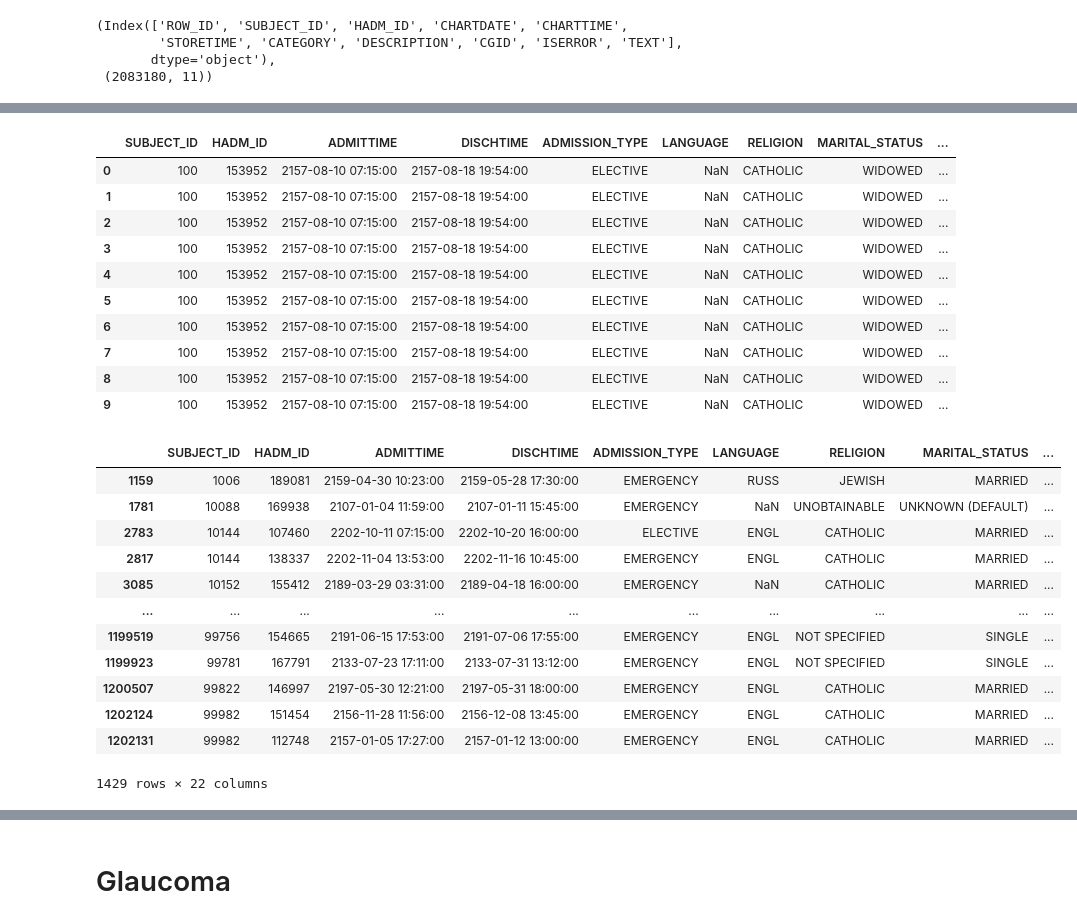
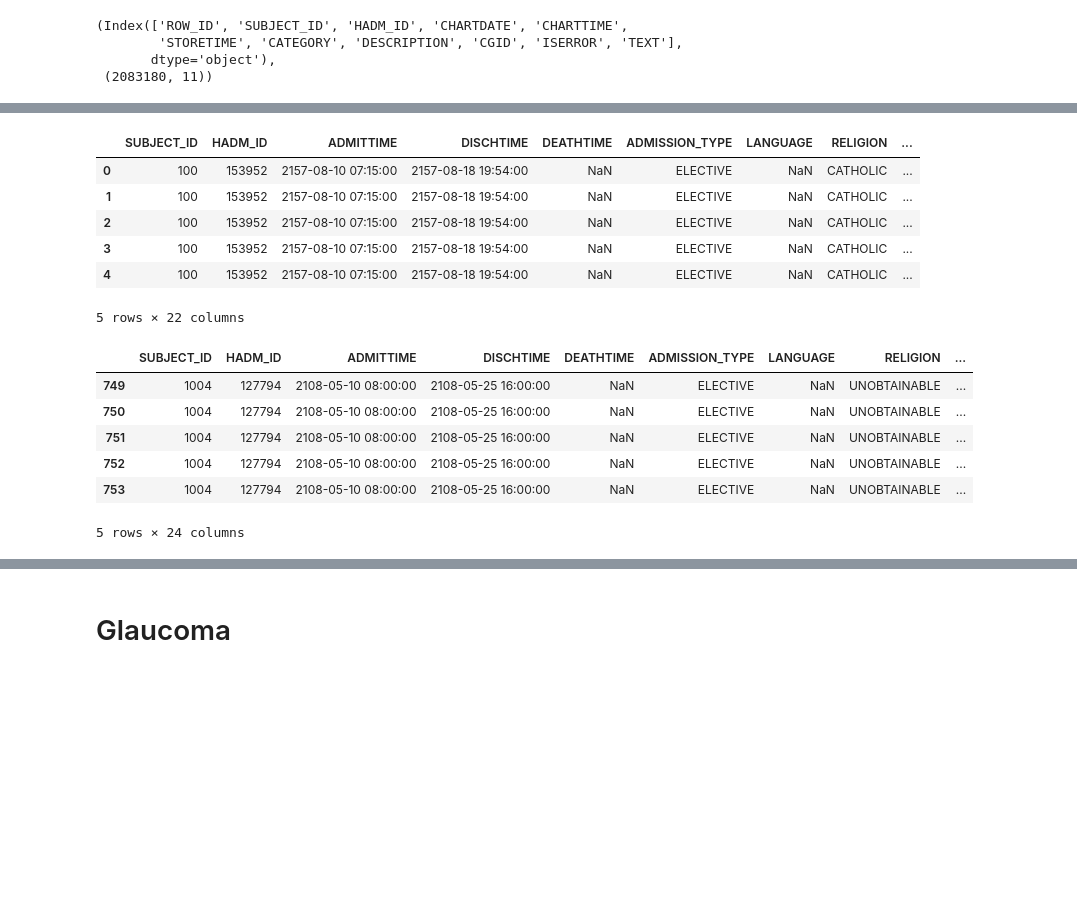
Before and after one commit to CYang-CCI-Lab/LLM_Fairness, a Jupyter notebook: process_dataset.ipynb, the cells around one changed output, grey strips where cells are left out. Saved outputs shown, nothing was run; the diff lists cells and outputs as text; code cells hidden in the pictures; blank space fills up the shorter version.

```diff
--- a/process_dataset.ipynb
+++ b/process_dataset.ipynb
@@ -56,0 +14,15 @@ admission_df = admission_df.merge(
+# %%
+admission_df = pd.read_csv('/secure/shared_data/SOAP/MIMIC/ADMISSIONS.csv')
+admission_df = admission_df[admission_df['ADMISSION_TYPE'] != 'NEWBORN']
+
+admission_df = admission_df.drop(
+    columns=['ROW_ID', 'ADMISSION_LOCATION', 'DISCHARGE_LOCATION',
+                'INSURANCE', 'EDREGTIME', 'EDOUTTIME',
+                'HOSPITAL_EXPIRE_FLAG', 'HAS_CHARTEVENTS_DATA']
+)
+
+admission_df['ADMITTIME'] = pd.to_datetime(admission_df['ADMITTIME'])
+admission_df['DISCHTIME'] = pd.to_datetime(admission_df['DISCHTIME'])
+
+admission_df = admission_df.sort_values(by=['SUBJECT_ID', 'ADMITTIME']).reset_index(drop=True)
+admission_df['NEXT_ADMITTIME'] = admission_df.groupby('SUBJECT_ID')['ADMITTIME'].shift(-1)
@@ -123,21 +110,17 @@ expanded_admission_df['CHARTTIME'] = pd.to_datetime(expanded_admission_df['CHART
 
 expanded_admission_df = expanded_admission_df.sort_values(by=['SUBJECT_ID', 'HADM_ID', 'CHARTDATE', 'CHARTTIME'])
 expanded_admission_df = expanded_admission_df.reset_index(drop=True)
-expanded_admission_df.head(10)
+expanded_admission_df.head()
 # %% [output]
-|  | SUBJECT_ID | HADM_ID | ADMITTIME | DISCHTIME | ADMISSION_TYPE | LANGUAGE | RELIGION | MARITAL_STATUS | ... |
-| 0 | 100 | 153952 | 2157-08-10 07:15:00 | 2157-08-18 19:54:00 | ELECTIVE | NaN | CATHOLIC | WIDOWED | ... |
-| 1 | 100 | 153952 | 2157-08-10 07:15:00 | 2157-08-18 19:54:00 | ELECTIVE | NaN | CATHOLIC | WIDOWED | ... |
-| 2 | 100 | 153952 | 2157-08-10 07:15:00 | 2157-08-18 19:54:00 | ELECTIVE | NaN | CATHOLIC | WIDOWED | ... |
-| 3 | 100 | 153952 | 2157-08-10 07:15:00 | 2157-08-18 19:54:00 | ELECTIVE | NaN | CATHOLIC | WIDOWED | ... |
-| 4 | 100 | 153952 | 2157-08-10 07:15:00 | 2157-08-18 19:54:00 | ELECTIVE | NaN | CATHOLIC | WIDOWED | ... |
-| 5 | 100 | 153952 | 2157-08-10 07:15:00 | 2157-08-18 19:54:00 | ELECTIVE | NaN | CATHOLIC | WIDOWED | ... |
-| 6 | 100 | 153952 | 2157-08-10 07:15:00 | 2157-08-18 19:54:00 | ELECTIVE | NaN | CATHOLIC | WIDOWED | ... |
-| 7 | 100 | 153952 | 2157-08-10 07:15:00 | 2157-08-18 19:54:00 | ELECTIVE | NaN | CATHOLIC | WIDOWED | ... |
-| 8 | 100 | 153952 | 2157-08-10 07:15:00 | 2157-08-18 19:54:00 | ELECTIVE | NaN | CATHOLIC | WIDOWED | ... |
-| 9 | 100 | 153952 | 2157-08-10 07:15:00 | 2157-08-18 19:54:00 | ELECTIVE | NaN | CATHOLIC | WIDOWED | ... |
+|  | SUBJECT_ID | HADM_ID | ADMITTIME | DISCHTIME | DEATHTIME | ADMISSION_TYPE | LANGUAGE | RELIGION | ... |
+| 0 | 100 | 153952 | 2157-08-10 07:15:00 | 2157-08-18 19:54:00 | NaN | ELECTIVE | NaN | CATHOLIC | ... |
+| 1 | 100 | 153952 | 2157-08-10 07:15:00 | 2157-08-18 19:54:00 | NaN | ELECTIVE | NaN | CATHOLIC | ... |
+| 2 | 100 | 153952 | 2157-08-10 07:15:00 | 2157-08-18 19:54:00 | NaN | ELECTIVE | NaN | CATHOLIC | ... |
+| 3 | 100 | 153952 | 2157-08-10 07:15:00 | 2157-08-18 19:54:00 | NaN | ELECTIVE | NaN | CATHOLIC | ... |
+| 4 | 100 | 153952 | 2157-08-10 07:15:00 | 2157-08-18 19:54:00 | NaN | ELECTIVE | NaN | CATHOLIC | ... |
+5 rows × 22 columns
 # %%
-df = expanded_admission_df.copy()
+df = expanded_admission_df
 
 df['ADMITTIME']  = pd.to_datetime(df['ADMITTIME'], errors='coerce')
 df['DISCHTIME']  = pd.to_datetime(df['DISCHTIME'], errors='coerce')
@@ -163,21 +146,15 @@ df.loc[mask, '1_YEAR_MORTALITY'] = 1
 
 df = df[df['DEATHTIME'].isna()]
 # %%
-df[(df['1_YEAR_MORTALITY'] == 1) & (df['90_DAY_READMISSION'] == 1)]
+df[(df['1_YEAR_MORTALITY'] == 1) & (df['90_DAY_READMISSION'] == 1)].head()
 # %% [output]
-|  | SUBJECT_ID | HADM_ID | ADMITTIME | DISCHTIME | ADMISSION_TYPE | LANGUAGE | RELIGION | MARITAL_STATUS | ... |
-| 1159 | 1006 | 189081 | 2159-04-30 10:23:00 | 2159-05-28 17:30:00 | EMERGENCY | RUSS | JEWISH | MARRIED | ... |
-| 1781 | 10088 | 169938 | 2107-01-04 11:59:00 | 2107-01-11 15:45:00 | EMERGENCY | NaN | UNOBTAINABLE | UNKNOWN (DEFAULT) | ... |
-| 2783 | 10144 | 107460 | 2202-10-11 07:15:00 | 2202-10-20 16:00:00 | ELECTIVE | ENGL | CATHOLIC | MARRIED | ... |
-| 2817 | 10144 | 138337 | 2202-11-04 13:53:00 | 2202-11-16 10:45:00 | EMERGENCY | ENGL | CATHOLIC | MARRIED | ... |
-| 3085 | 10152 | 155412 | 2189-03-29 03:31:00 | 2189-04-18 16:00:00 | EMERGENCY | NaN | CATHOLIC | MARRIED | ... |
-| ... | ... | ... | ... | ... | ... | ... | ... | ... | ... |
-| 1199519 | 99756 | 154665 | 2191-06-15 17:53:00 | 2191-07-06 17:55:00 | EMERGENCY | ENGL | NOT SPECIFIED | SINGLE | ... |
-| 1199923 | 99781 | 167791 | 2133-07-23 17:11:00 | 2133-07-31 13:12:00 | EMERGENCY | ENGL | NOT SPECIFIED | SINGLE | ... |
-| 1200507 | 99822 | 146997 | 2197-05-30 12:21:00 | 2197-05-31 18:00:00 | EMERGENCY | ENGL | CATHOLIC | MARRIED | ... |
-| 1202124 | 99982 | 151454 | 2156-11-28 11:56:00 | 2156-12-08 13:45:00 | EMERGENCY | ENGL | CATHOLIC | MARRIED | ... |
-| 1202131 | 99982 | 112748 | 2157-01-05 17:27:00 | 2157-01-12 13:00:00 | EMERGENCY | ENGL | CATHOLIC | MARRIED | ... |
+|  | SUBJECT_ID | HADM_ID | ADMITTIME | DISCHTIME | DEATHTIME | ADMISSION_TYPE | LANGUAGE | RELIGION | ... |
+| 749 | 1004 | 127794 | 2108-05-10 08:00:00 | 2108-05-25 16:00:00 | NaN | ELECTIVE | NaN | UNOBTAINABLE | ... |
+| 750 | 1004 | 127794 | 2108-05-10 08:00:00 | 2108-05-25 16:00:00 | NaN | ELECTIVE | NaN | UNOBTAINABLE | ... |
+| 751 | 1004 | 127794 | 2108-05-10 08:00:00 | 2108-05-25 16:00:00 | NaN | ELECTIVE | NaN | UNOBTAINABLE | ... |
+| 752 | 1004 | 127794 | 2108-05-10 08:00:00 | 2108-05-25 16:00:00 | NaN | ELECTIVE | NaN | UNOBTAINABLE | ... |
+| 753 | 1004 | 127794 | 2108-05-10 08:00:00 | 2108-05-25 16:00:00 | NaN | ELECTIVE | NaN | UNOBTAINABLE | ... |
-1429 rows × 22 columns
+5 rows × 24 columns
 # %% [markdown]
 <img src="image/example.png" width="50%">
 # %% [markdown]
```
Also changed, not shown: parts of 23 cells of this notebook, 1 other file.
